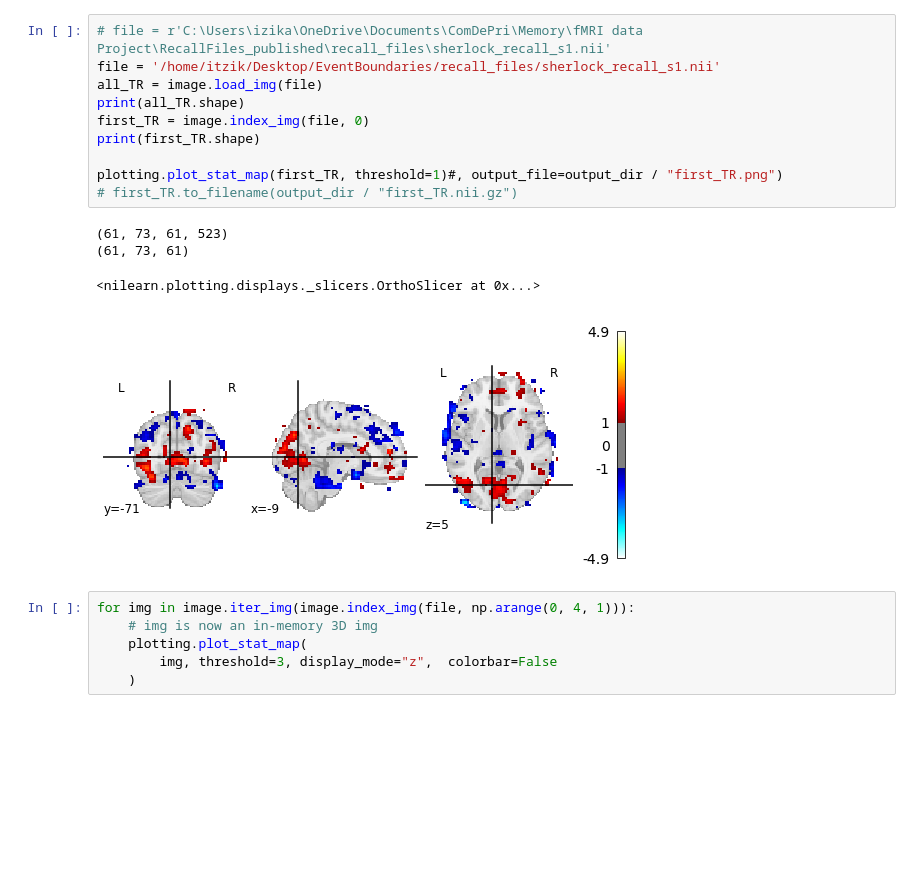
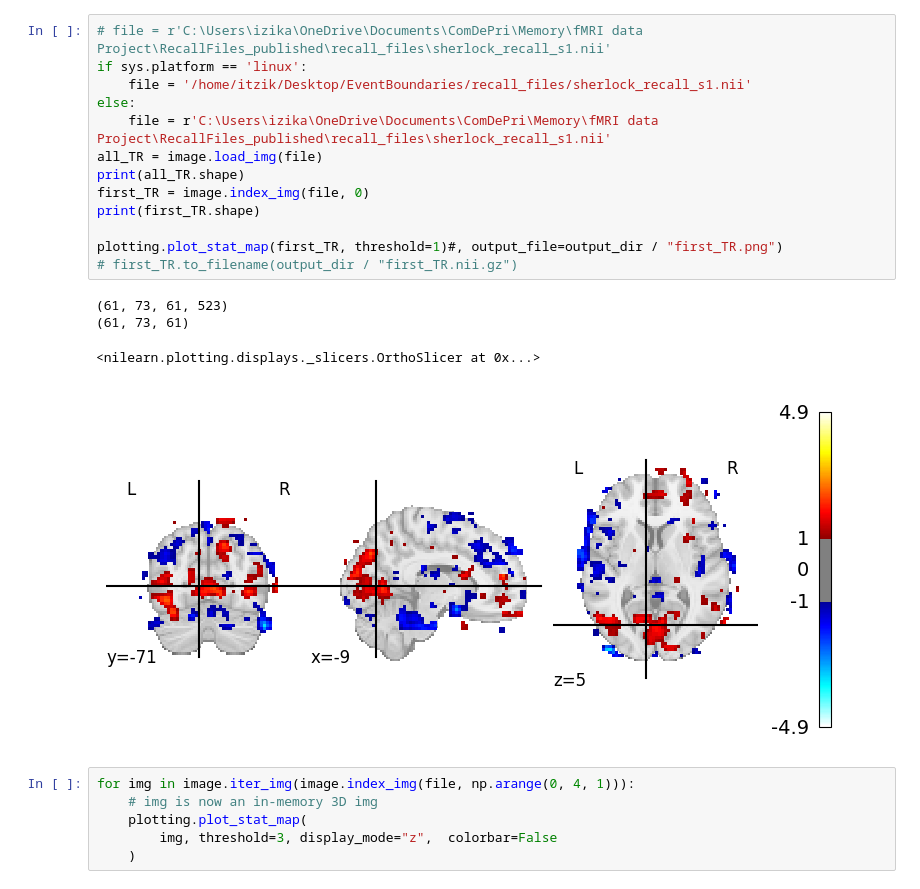
Before and after one commit to brodoSwaggins/brainiak, a Jupyter notebook: docs/examples/eventseg/Event_seg2.ipynb, the cells around one changed output. Drawn from its saved outputs; the diff is of its cells as text; blank space fills up the shorter version.

```diff
--- a/docs/examples/eventseg/Event_seg2.ipynb
+++ b/docs/examples/eventseg/Event_seg2.ipynb
@@ -31,18 +31,21 @@ Datasets are stored in: ['/home/itzik/nilearn_data']
 # %%
 # file = r'C:\Users\izika\OneDrive\Documents\ComDePri\Memory\fMRI data Project\RecallFiles_published\recall_files\sherlock_recall_s1.nii'
-file = '/home/itzik/Desktop/EventBoundaries/recall_files/sherlock_recall_s1.nii'
+if sys.platform == 'linux':
+    file = '/home/itzik/Desktop/EventBoundaries/recall_files/sherlock_recall_s1.nii'
+else:
+    file = r'C:\Users\izika\OneDrive\Documents\ComDePri\Memory\fMRI data Project\RecallFiles_published\recall_files\sherlock_recall_s1.nii'
 all_TR = image.load_img(file)
 print(all_TR.shape)
 first_TR = image.index_img(file, 0)
 print(first_TR.shape)
 
 plotting.plot_stat_map(first_TR, threshold=1)#, output_file=output_dir / "first_TR.png")
 # first_TR.to_filename(output_dir / "first_TR.nii.gz")
 # %% [output]
 (61, 73, 61, 523)
 (61, 73, 61)
 <nilearn.plotting.displays._slicers.OrthoSlicer at 0x...>
-[figure, old version]
+[figure, new version]
 # %%
 for img in image.iter_img(image.index_img(file, np.arange(0, 4, 1))):
     # img is now an in-memory 3D img
```
Also changed, not shown: parts of 2 cells of this notebook, 1 other file.
